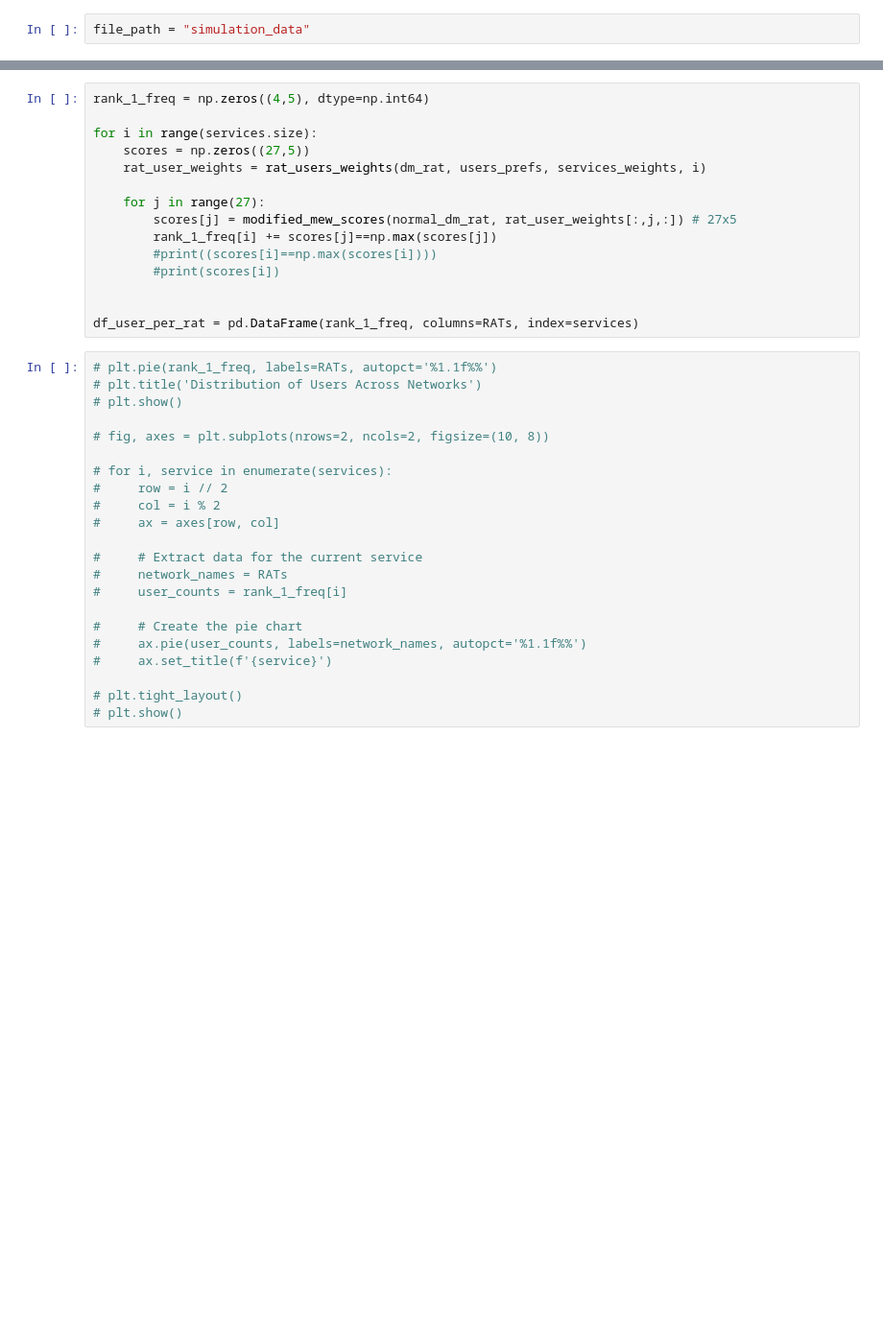
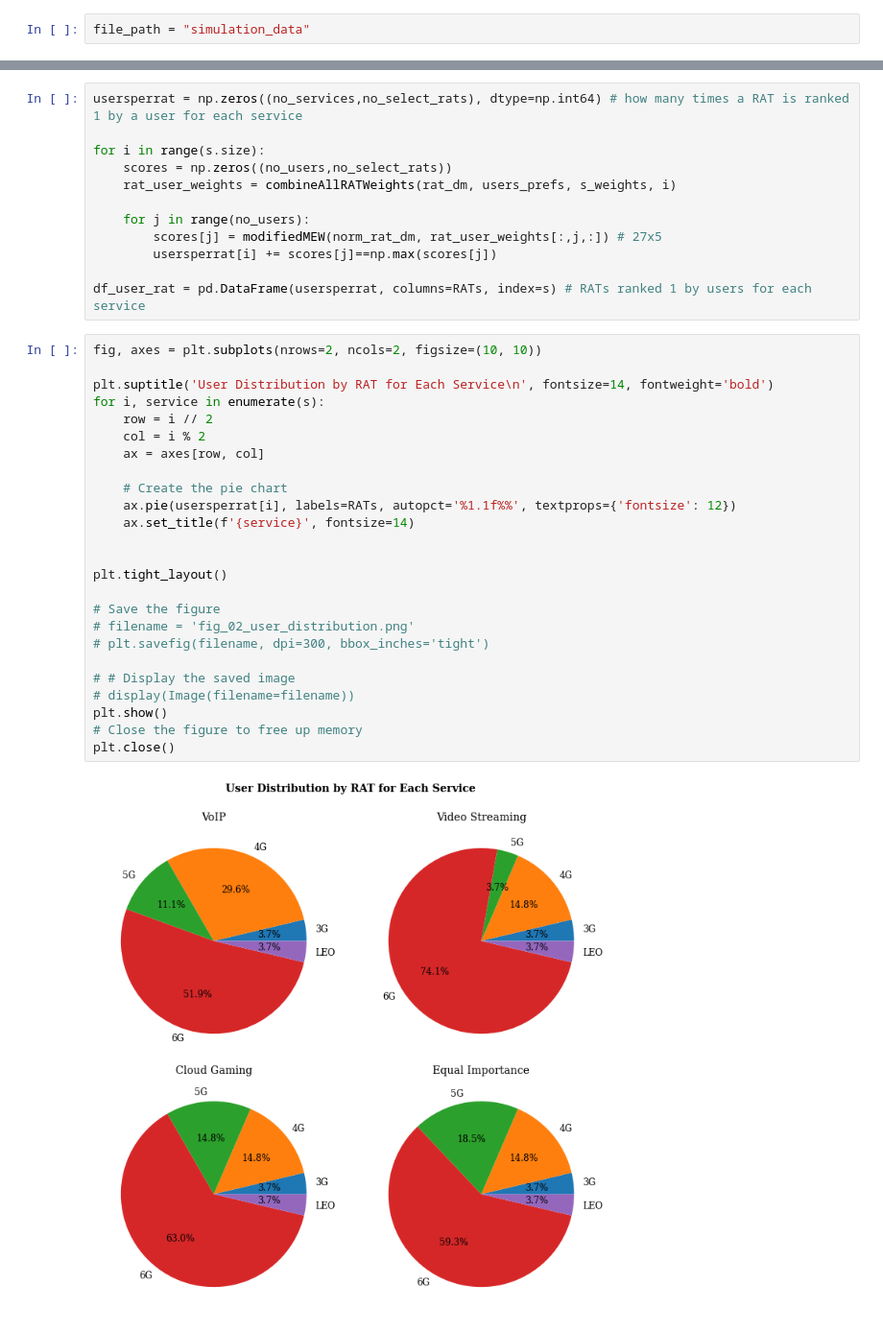
Before and after one commit to nkosinathintuli/hierarchical-NSA, a Jupyter notebook: hierarchical-nsa.ipynb, the cells around one changed output, grey strips where cells are left out. Shown at 96% size. Cells and saved outputs as stored; diff of their text form; blank space fills up the shorter version.

```diff
--- a/hierarchical-nsa.ipynb
+++ b/hierarchical-nsa.ipynb
@@ -344,37 +599,39 @@ Investigating the distribution of the 27 unique users across the RATs
 # %%
-rank_1_freq = np.zeros((4,5), dtype=np.int64)
+usersperrat = np.zeros((no_services,no_select_rats), dtype=np.int64) # how many times a RAT is ranked 1 by a user for each service
 
-for i in range(services.size):
-    scores = np.zeros((27,5))
-    rat_user_weights = rat_users_weights(dm_rat, users_prefs, services_weights, i)
+for i in range(s.size):
+    scores = np.zeros((no_users,no_select_rats))
+    rat_user_weights = combineAllRATWeights(rat_dm, users_prefs, s_weights, i)
 
-    for j in range(27):
-        scores[j] = modified_mew_scores(normal_dm_rat, rat_user_weights[:,j,:]) # 27x5
-        rank_1_freq[i] += scores[j]==np.max(scores[j])
-        #print((scores[i]==np.max(scores[i])))
-        #print(scores[i])
+    for j in range(no_users):
+        scores[j] = modifiedMEW(norm_rat_dm, rat_user_weights[:,j,:]) # 27x5
+        usersperrat[i] += scores[j]==np.max(scores[j])
 
-
-df_user_per_rat = pd.DataFrame(rank_1_freq, columns=RATs, index=services)
+df_user_rat = pd.DataFrame(usersperrat, columns=RATs, index=s) # RATs ranked 1 by users for each service
 # %%
-# plt.pie(rank_1_freq, labels=RATs, autopct='%1.1f%%')
-# plt.title('Distribution of Users Across Networks')
-# plt.show()
+fig, axes = plt.subplots(nrows=2, ncols=2, figsize=(10, 10))
 
-# fig, axes = plt.subplots(nrows=2, ncols=2, figsize=(10, 8))
+plt.suptitle('User Distribution by RAT for Each Service\n', fontsize=14, fontweight='bold')
+for i, service in enumerate(s):
+    row = i // 2
+    col = i % 2
+    ax = axes[row, col]
 
-# for i, service in enumerate(services):
-#     row = i // 2
-#     col = i % 2
-#     ax = axes[row, col]
+    # Create the pie chart
+    ax.pie(usersperrat[i], labels=RATs, autopct='%1.1f%%', textprops={'fontsize': 12})
+    ax.set_title(f'{service}', fontsize=14)
 
-#     # Extract data for the current service
-#     network_names = RATs
-#     user_counts = rank_1_freq[i]
 
-#     # Create the pie chart
-#     ax.pie(user_counts, labels=network_names, autopct='%1.1f%%')
-#     ax.set_title(f'{service}')
+plt.tight_layout()
 
-# plt.tight_layout()
-# plt.show()
+# Save the figure
+# filename = 'fig_02_user_distribution.png'
+# plt.savefig(filename, dpi=300, bbox_inches='tight')
+
+# # Display the saved image
+# display(Image(filename=filename))
+plt.show()
+# Close the figure to free up memory
+plt.close()
+# %% [output]
+[figure, added]
```
Also changed, not shown: parts of 67 cells of this notebook, 3 other files.
